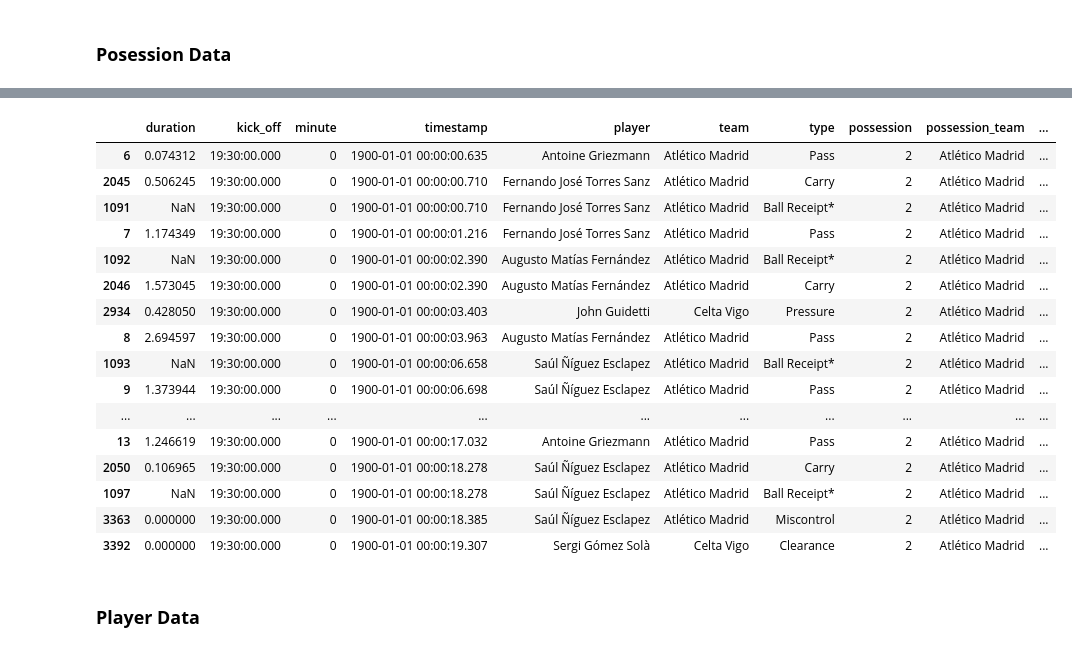
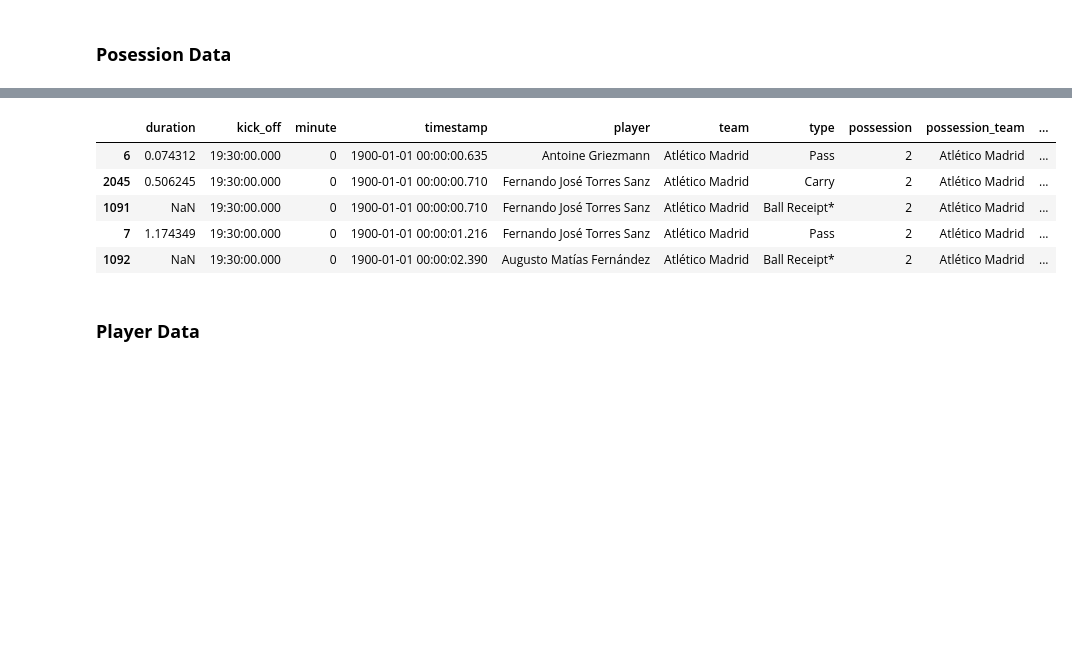
Before and after one commit to emirsglm/Bitirme, a Jupyter notebook: dataprep.ipynb, the cells around one changed output, grey strips where cells are left out. Drawn from its saved outputs; the diff is of its cells as text; code cells hidden in the pictures; blank space fills up the shorter version.

```diff
--- a/dataprep.ipynb
+++ b/dataprep.ipynb
@@ -134,2 +99,0 @@ away_managers
-# %%
-events_df.set_index("id")
@@ -177,10 +119,9 @@ test
 # %%
-
 possession_time = test.groupby("possession").apply(
-    lambda x: (x["timestamp"].max() - x["timestamp"].min()).total_seconds()
+    lambda x: (x["timestamp"].max() - x["timestamp"].min()).total_seconds(),include_groups=False
 ).reset_index(name="possession_time")
 
-possession_time
+possession_time.head(5)
 # %% [output]
 |  | possession | possession_time |
 | 0 | 1 | 0.000 |
@@ -198,24 +132,13 @@ possession_time
 # %%
 events_df = events_df.set_index("possession").join(possession_time.set_index("possession"),how="left").reset_index()
-events_df[events_df["possession"]==2][["duration","kick_off","minute","timestamp","player","team","type","possession","possession_team","possession_time"]].sort_values("timestamp")
+events_df[events_df["possession"]==2][["duration","kick_off","minute","timestamp","player","team","type","possession","possession_team","possession_time"]].sort_values("timestamp").head(5)
 # %% [output]
 |  | duration | kick_off | minute | timestamp | player | team | type | possession | possession_team | ... |
 | 6 | 0.074312 | 19:30:00.000 | 0 | 1900-01-01 00:00:00.635 | Antoine Griezmann | Atlético Madrid | Pass | 2 | Atlético Madrid | ... |
 | 2045 | 0.506245 | 19:30:00.000 | 0 | 1900-01-01 00:00:00.710 | Fernando José Torres Sanz | Atlético Madrid | Carry | 2 | Atlético Madrid | ... |
 | 1091 | NaN | 19:30:00.000 | 0 | 1900-01-01 00:00:00.710 | Fernando José Torres Sanz | Atlético Madrid | Ball Receipt* | 2 | Atlético Madrid | ... |
 | 7 | 1.174349 | 19:30:00.000 | 0 | 1900-01-01 00:00:01.216 | Fernando José Torres Sanz | Atlético Madrid | Pass | 2 | Atlético Madrid | ... |
 | 1092 | NaN | 19:30:00.000 | 0 | 1900-01-01 00:00:02.390 | Augusto Matías Fernández | Atlético Madrid | Ball Receipt* | 2 | Atlético Madrid | ... |
-| 2046 | 1.573045 | 19:30:00.000 | 0 | 1900-01-01 00:00:02.390 | Augusto Matías Fernández | Atlético Madrid | Carry | 2 | Atlético Madrid | ... |
-| 2934 | 0.428050 | 19:30:00.000 | 0 | 1900-01-01 00:00:03.403 | John Guidetti | Celta Vigo | Pressure | 2 | Atlético Madrid | ... |
-| 8 | 2.694597 | 19:30:00.000 | 0 | 1900-01-01 00:00:03.963 | Augusto Matías Fernández | Atlético Madrid | Pass | 2 | Atlético Madrid | ... |
-| 1093 | NaN | 19:30:00.000 | 0 | 1900-01-01 00:00:06.658 | Saúl Ñíguez Esclapez | Atlético Madrid | Ball Receipt* | 2 | Atlético Madrid | ... |
-| 9 | 1.373944 | 19:30:00.000 | 0 | 1900-01-01 00:00:06.698 | Saúl Ñíguez Esclapez | Atlético Madrid | Pass | 2 | Atlético Madrid | ... |
-| ... | ... | ... | ... | ... | ... | ... | ... | ... | ... | ... |
-| 13 | 1.246619 | 19:30:00.000 | 0 | 1900-01-01 00:00:17.032 | Antoine Griezmann | Atlético Madrid | Pass | 2 | Atlético Madrid | ... |
-| 2050 | 0.106965 | 19:30:00.000 | 0 | 1900-01-01 00:00:18.278 | Saúl Ñíguez Esclapez | Atlético Madrid | Carry | 2 | Atlético Madrid | ... |
-| 1097 | NaN | 19:30:00.000 | 0 | 1900-01-01 00:00:18.278 | Saúl Ñíguez Esclapez | Atlético Madrid | Ball Receipt* | 2 | Atlético Madrid | ... |
-| 3363 | 0.000000 | 19:30:00.000 | 0 | 1900-01-01 00:00:18.385 | Saúl Ñíguez Esclapez | Atlético Madrid | Miscontrol | 2 | Atlético Madrid | ... |
-| 3392 | 0.000000 | 19:30:00.000 | 0 | 1900-01-01 00:00:19.307 | Sergi Gómez Solà | Celta Vigo | Clearance | 2 | Atlético Madrid | ... |
 # %% [markdown]
 ### **Player Data**
 # %%
```
Also changed, not shown: parts of 45 cells of this notebook, 1 other file.
